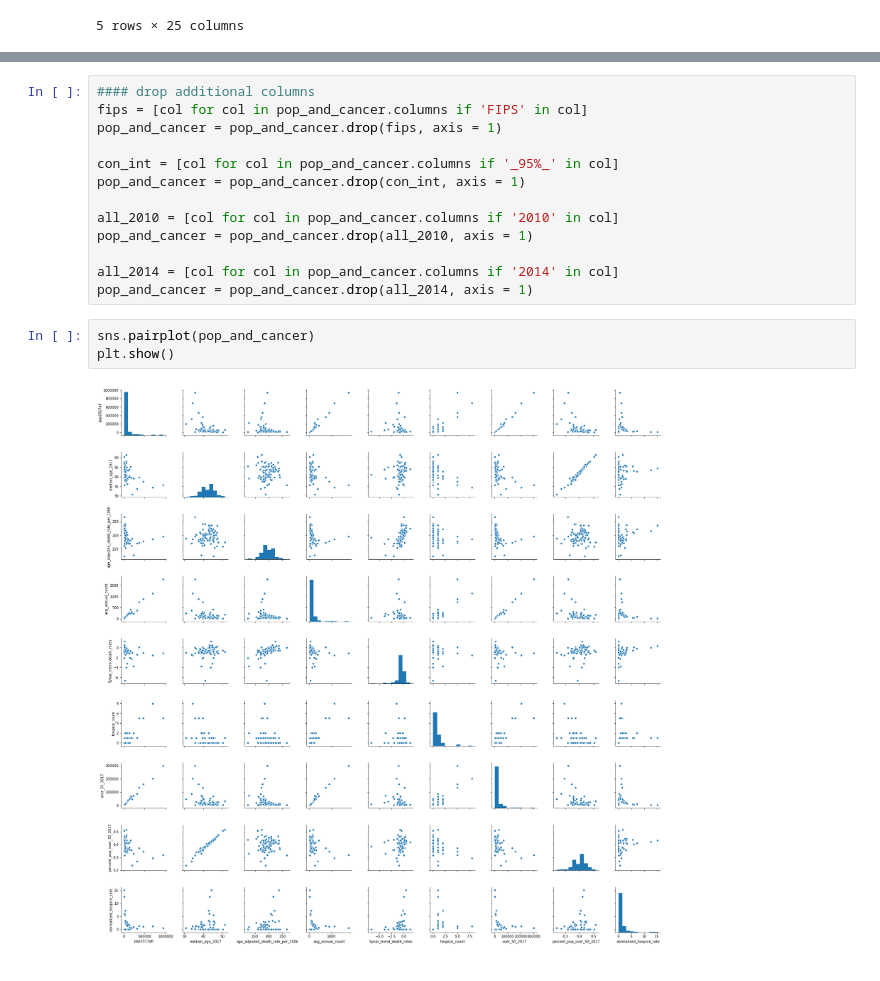
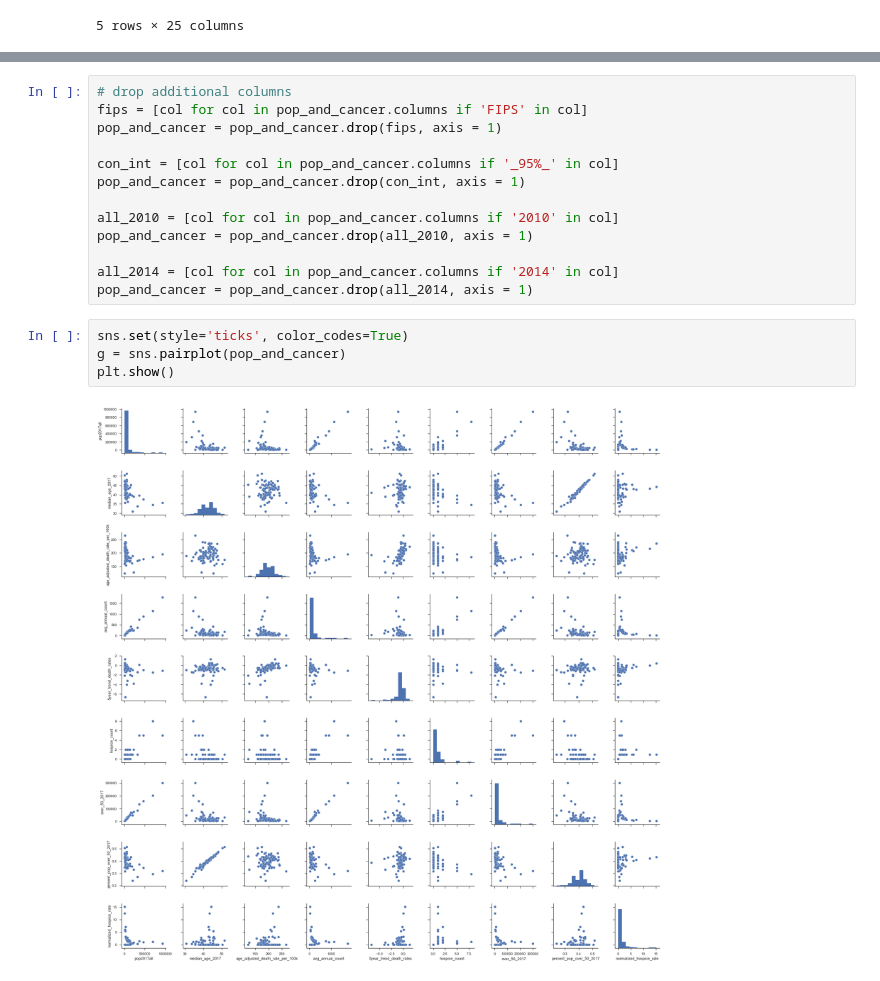
Before and after one commit to awillet/vanderbilt-aspire-data-essentials, a Jupyter notebook: alaina_pct_over_50.ipynb, the cells around one changed output, grey strips where cells are left out. Drawn from its saved outputs; the diff is of its cells as text.

```diff
--- a/alaina_pct_over_50.ipynb
+++ b/alaina_pct_over_50.ipynb
@@ -450,5 +457,5 @@ plt.show()
 # %%
-#### drop additional columns
+# drop additional columns
 fips = [col for col in pop_and_cancer.columns if 'FIPS' in col]
 pop_and_cancer = pop_and_cancer.drop(fips, axis = 1)
 
@@ -461,7 +468,8 @@ pop_and_cancer = pop_and_cancer.drop(all_2010, axis = 1)
 all_2014 = [col for col in pop_and_cancer.columns if '2014' in col]
 pop_and_cancer = pop_and_cancer.drop(all_2014, axis = 1)
 # %%
-sns.pairplot(pop_and_cancer)
+sns.set(style='ticks', color_codes=True)
+g = sns.pairplot(pop_and_cancer)
 plt.show()
 # %% [output]
-[figure, old version]
+[figure, new version]
```
Also changed, not shown: parts of 45 cells of this notebook.
